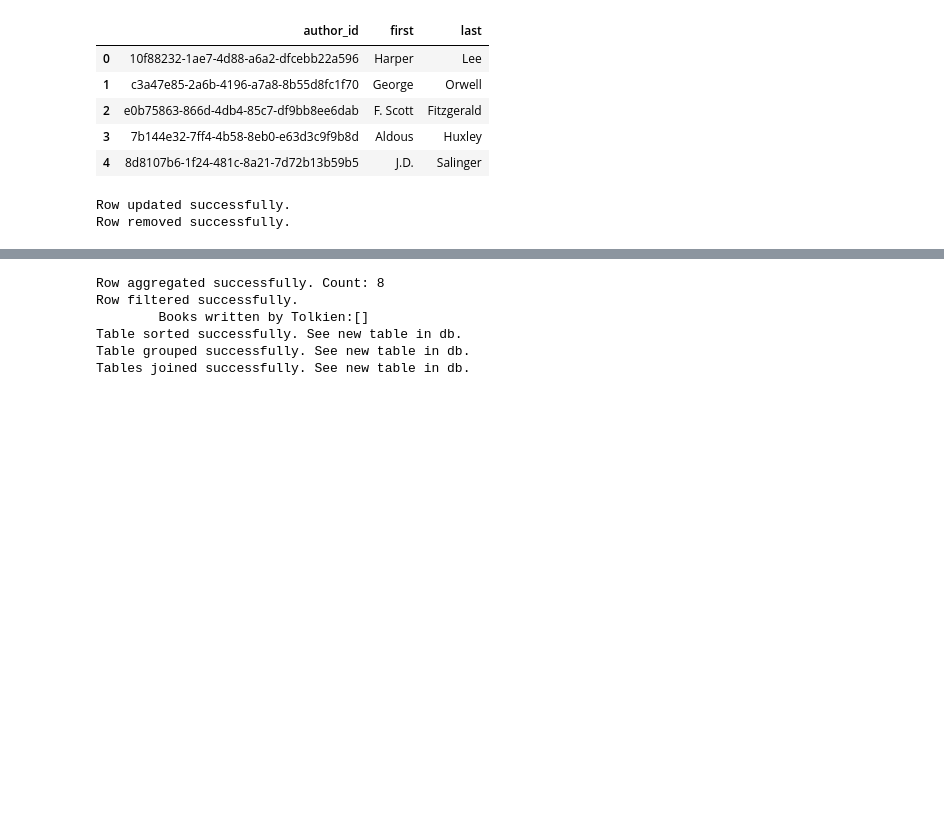
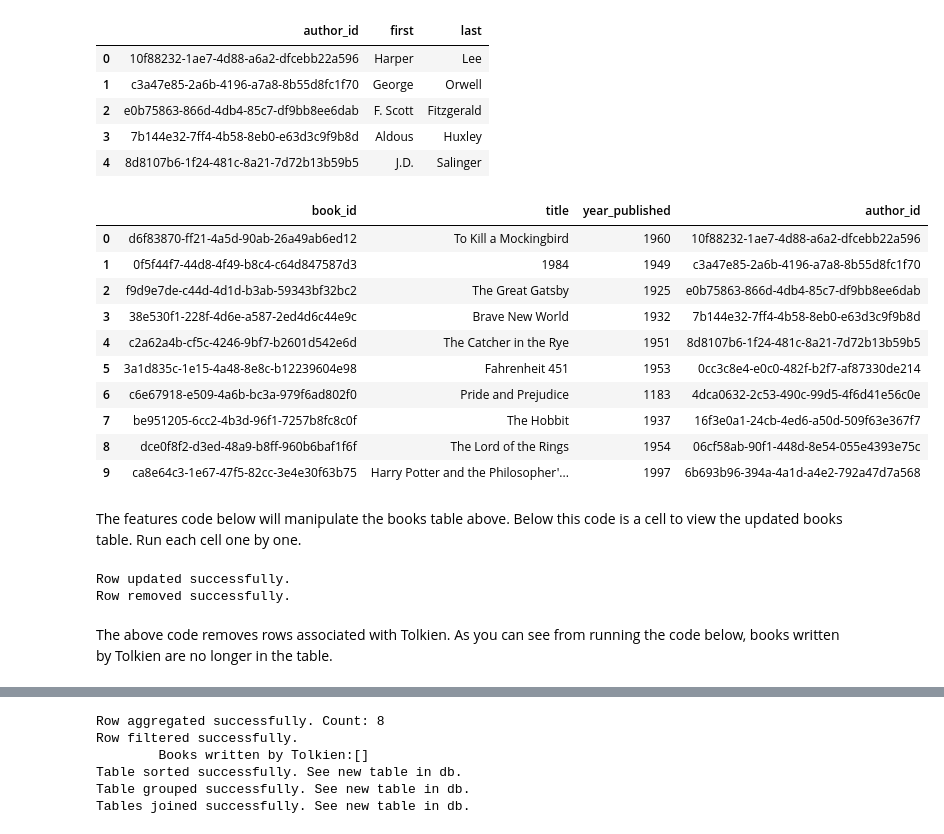
Before and after one commit to crsellinger/datafun-05-sql, a Jupyter notebook: EDA.ipynb, the cells around one changed output, grey strips where cells are left out. Drawn from its saved outputs; the diff is of its cells as text; code cells hidden in the pictures; blank space fills up the shorter version.

```diff
--- a/EDA.ipynb
+++ b/EDA.ipynb
@@ -84,6 +86,22 @@ pd.read_sql("SELECT * FROM authors", con=sqlite3.connect(db_file)).head()
 | 2 | e0b75863-866d-4db4-85c7-df9bb8ee6dab | F. Scott | Fitzgerald |
 | 3 | 7b144e32-7ff4-4b58-8eb0-e63d3c9f9b8d | Aldous | Huxley |
 | 4 | 8d8107b6-1f24-481c-8a21-7d72b13b59b5 | J.D. | Salinger |
+# %%
+pd.read_sql("SELECT * FROM books", con=sqlite3.connect(db_file)).head(10)
+# %% [output]
+|  | book_id | title | year_published | author_id |
+| 0 | d6f83870-ff21-4a5d-90ab-26a49ab6ed12 | To Kill a Mockingbird | 1960 | 10f88232-1ae7-4d88-a6a2-dfcebb22a596 |
+| 1 | 0f5f44f7-44d8-4f49-b8c4-c64d847587d3 | 1984 | 1949 | c3a47e85-2a6b-4196-a7a8-8b55d8fc1f70 |
+| 2 | f9d9e7de-c44d-4d1d-b3ab-59343bf32bc2 | The Great Gatsby | 1925 | e0b75863-866d-4db4-85c7-df9bb8ee6dab |
+| 3 | 38e530f1-228f-4d6e-a587-2ed4d6c44e9c | Brave New World | 1932 | 7b144e32-7ff4-4b58-8eb0-e63d3c9f9b8d |
+| 4 | c2a62a4b-cf5c-4246-9bf7-b2601d542e6d | The Catcher in the Rye | 1951 | 8d8107b6-1f24-481c-8a21-7d72b13b59b5 |
+| 5 | 3a1d835c-1e15-4a48-8e8c-b12239604e98 | Fahrenheit 451 | 1953 | 0cc3c8e4-e0c0-482f-b2f7-af87330de214 |
+| 6 | c6e67918-e509-4a6b-bc3a-979f6ad802f0 | Pride and Prejudice | 1183 | 4dca0632-2c53-490c-99d5-4f6d41e56c0e |
+| 7 | be951205-6cc2-4b3d-96f1-7257b8fc8c0f | The Hobbit | 1937 | 16f3e0a1-24cb-4ed6-a50d-509f63e367f7 |
+| 8 | dce0f8f2-d3ed-48a9-b8ff-960b6baf1f6f | The Lord of the Rings | 1954 | 06cf58ab-90f1-448d-8e54-055e4393e75c |
+| 9 | ca8e64c3-1e67-47f5-82cc-3e4e30f63b75 | Harry Potter and the Philosopher'... | 1997 | 6b693b96-394a-4a1d-a4e2-792a47d7a568 |
+# %% [markdown]
+The features code below will manipulate the books table above. Below this code is a cell to view the updated books table. Run each cell one by one.
 # %%
 import pathlib
 import sqlite3
@@ -128,3 +146,5 @@ if __name__ == "__main__":
 # %% [output]
 Row updated successfully.
 Row removed successfully.
+# %% [markdown]
+The above code removes rows associated with Tolkien. As you can see from running the code below, books written by Tolkien are no longer in the table.
```
Also changed, not shown: parts of 4 cells of this notebook, 5 other files.
